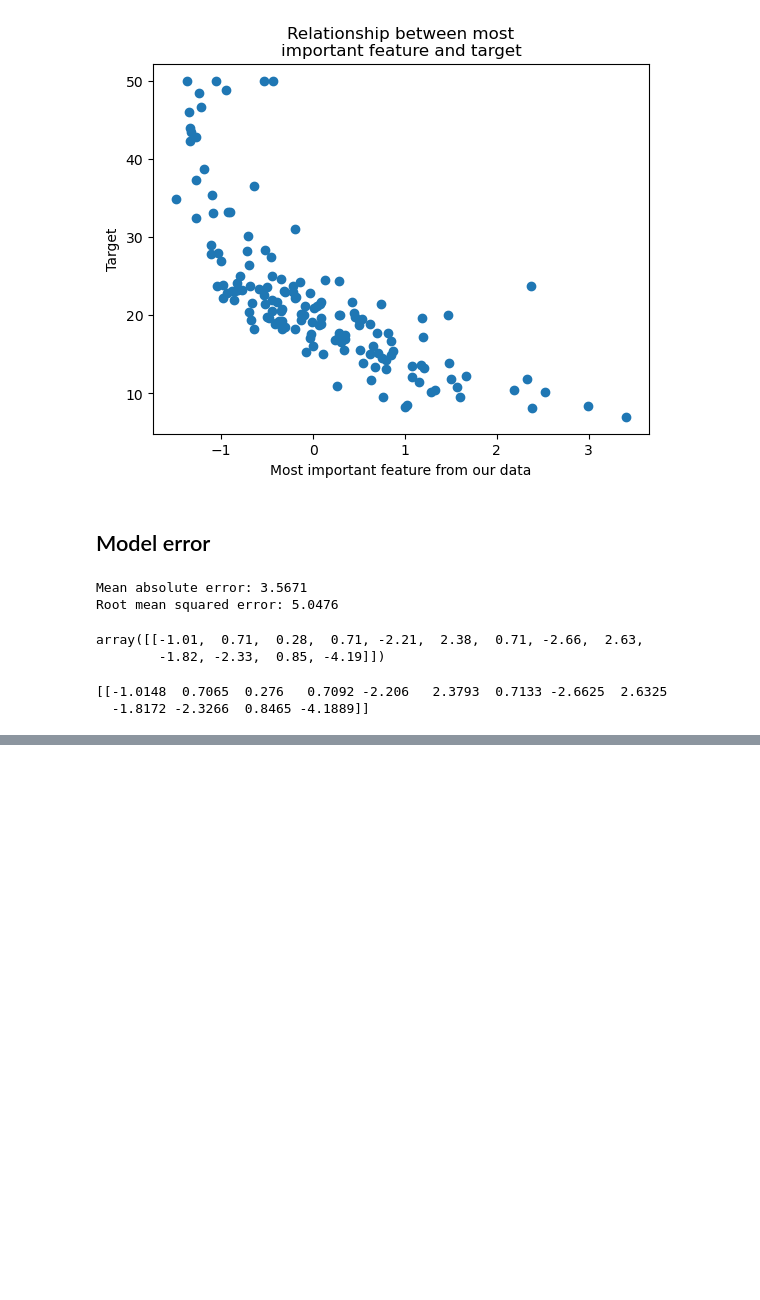
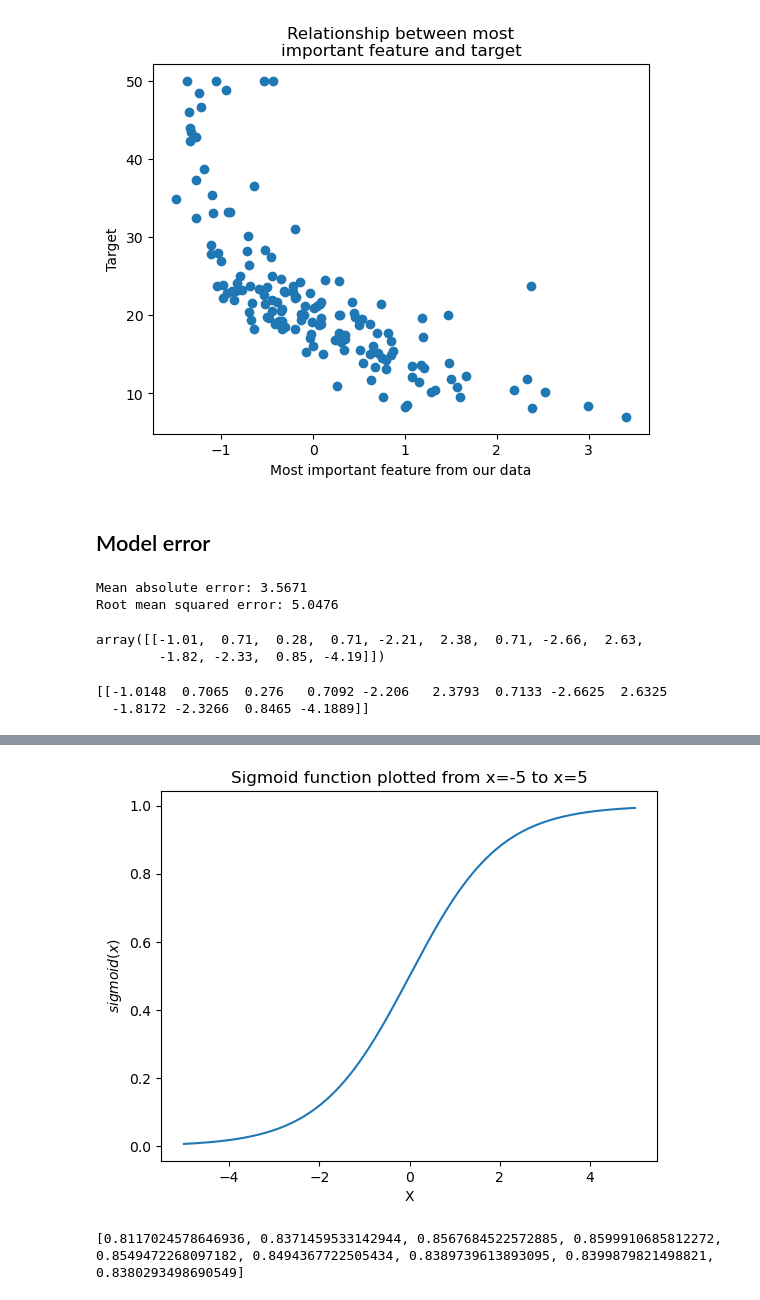
Before and after one commit to vdoom/nn_from_scratch, a Jupyter notebook: NN_from_scratch.ipynb, the cells around one changed output, grey strips where cells are left out. Drawn from its saved outputs; the diff is of its cells as text; code cells hidden in the pictures; blank space fills up the shorter version.

```diff
--- a/NN_from_scratch.ipynb
+++ b/NN_from_scratch.ipynb
@@ -474,0 +495,12 @@ plt.title("Most important feature vs. target and predictions,\n custom linear re
+# %%
+def sigmoid(x: ndarray) -> ndarray:
+    return 1 / (1 + np.exp(-1.0 * x))
+# %%
+plt.plot(np.arange(-5, 5, 0.01),
+         sigmoid(np.arange(-5, 5, 0.01)));
+plt.title("Sigmoid function plotted from x=-5 to x=5")
+plt.xlabel("X")
+plt.ylabel("$sigmoid(x)$");
+# plt.savefig(GRAPHS_IMG_FILEPATH + "05_sigmoid_function.png")
+# %% [output]
+[figure, added]
@@ -474,0 +678,19 @@ plt.title("Most important feature vs. target and predictions,\n custom linear re
+# %%
+#if TEST_ALL:
+num_iter = 10000
+test_every = 1000
+train_info = train(X_train, y_train, X_test, y_test,
+                    n_iter=num_iter,
+                    test_every = test_every,
+                    learning_rate = 0.001,
+                    batch_size=23,
+                    return_losses=False,
+                    return_weights=True,
+                    return_scores=True,
+                    seed=80718)
+losses = train_info[0]
+weights = train_info[1]
+val_scores = train_info[2]
+print(val_scores)
+# %% [output]
+[0.8117024578646936, 0.8371459533142944, 0.8567684522572885, 0.8599910685812272, 0.8549472268097182, 0.8494367722505434, 0.8389739613893095, 0.8399879821498821, 0.8380293498690549]
```
Also changed, not shown: parts of 83 cells of this notebook.
